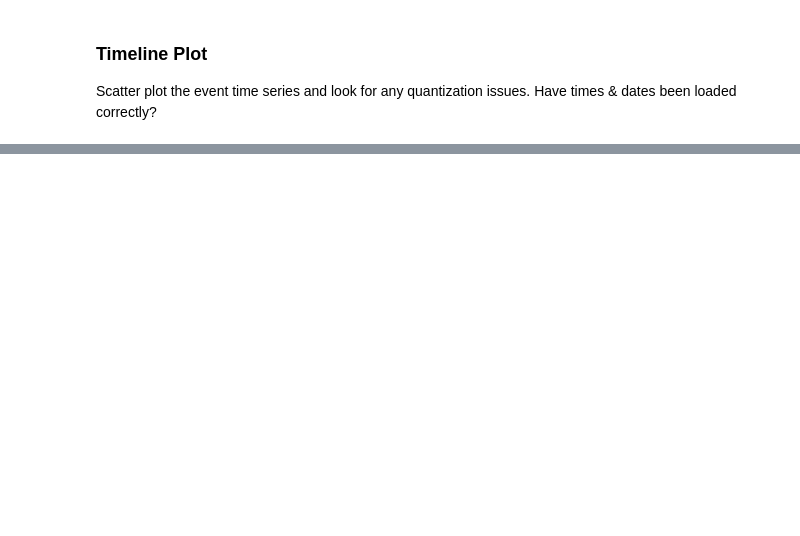
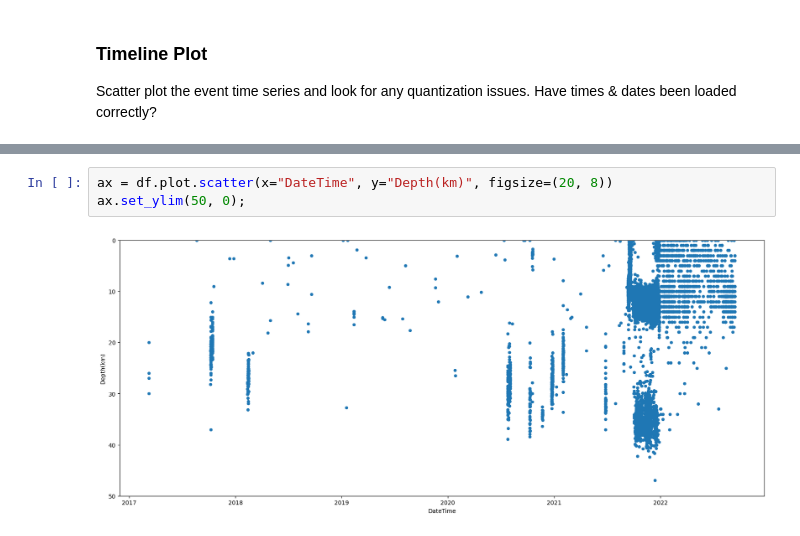
Before and after one commit to MitchellAcoustics/reproducible-repository, a Jupyter notebook: notebooks/data-screening.ipynb, the cells around one changed output, grey strips where cells are left out. Cells and saved outputs as stored; diff of their text form; blank space fills up the shorter version.

```diff
--- a/notebooks/data-screening.ipynb
+++ b/notebooks/data-screening.ipynb
@@ -64,0 +103,5 @@ ax.set_ylim(50,0);
+# %%
+ax = df.plot.scatter(x="DateTime", y="Depth(km)", figsize=(20, 8))
+ax.set_ylim(50, 0);
+# %% [output]
+[figure, added]
```
Also changed, not shown: parts of 7 cells of this notebook, 10 other files.
